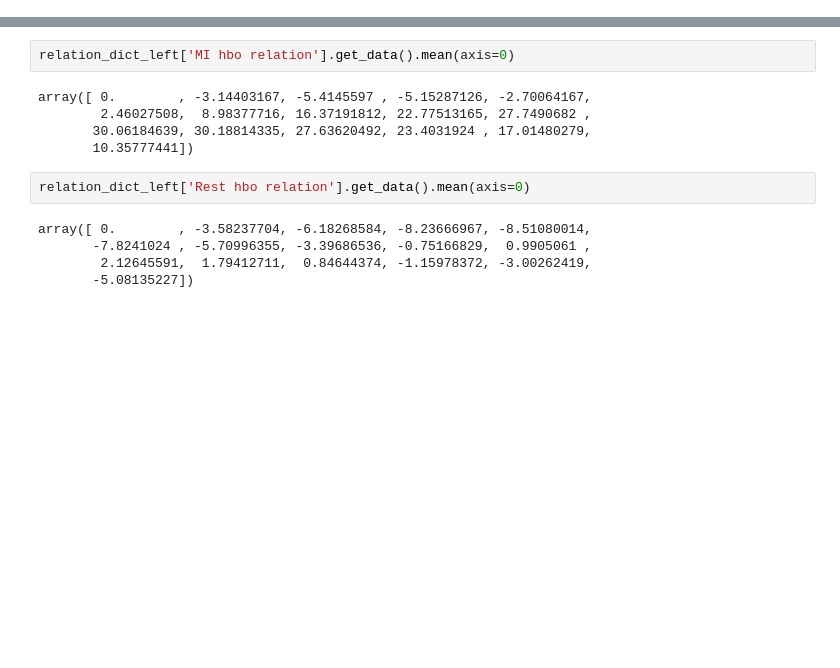
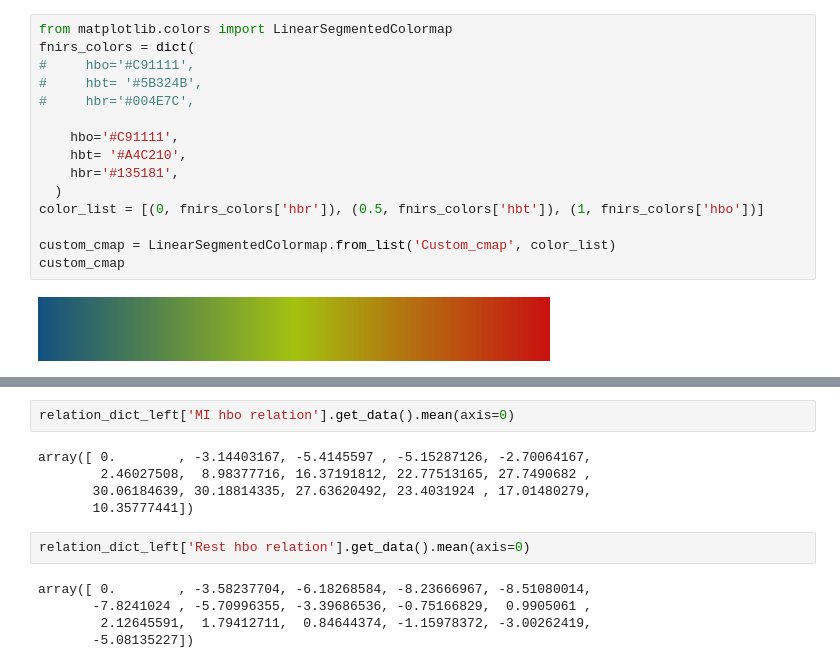
Before and after one commit to pius-desiderius/fnirs-data-analysis, a Jupyter notebook: Untitled.ipynb, the cells around one changed output, grey strips where cells are left out. Saved outputs shown, nothing was run; the diff lists cells and outputs as text; blank space fills up the shorter version.

```diff
--- a/Untitled.ipynb
+++ b/Untitled.ipynb
@@ -0,0 +47,17 @@
+# %%
+from matplotlib.colors import LinearSegmentedColormap
+fnirs_colors = dict(
+#     hbo='#C91111',
+#     hbt= '#5B324B',
+#     hbr='#004E7C',
+
+    hbo='#C91111',
+    hbt= '#A4C210',
+    hbr='#135181',
+  )
+color_list = [(0, fnirs_colors['hbr']), (0.5, fnirs_colors['hbt']), (1, fnirs_colors['hbo'])]
+
+custom_cmap = LinearSegmentedColormap.from_list('Custom_cmap', color_list)
+custom_cmap
+# %% [output]
+[figure, added]
```
Also changed, not shown: parts of 8 cells of this notebook, 23 other files.
